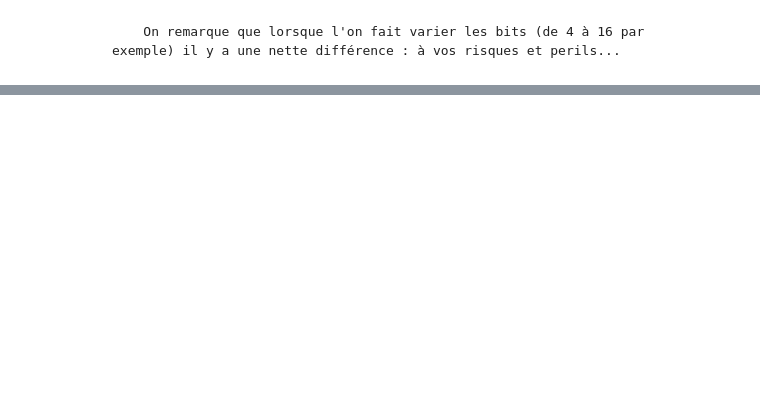
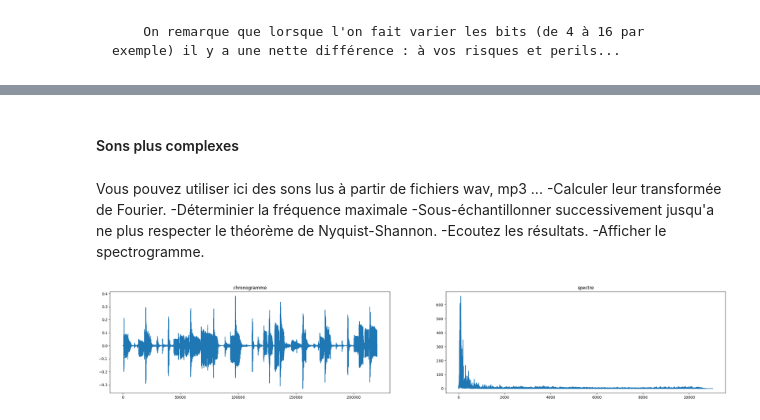
Before and after one commit to DeyannK/Donnees-numeriques, a Jupyter notebook: TP1-2-Introduction/TP.ipynb, the cells around one changed output, grey strips where cells are left out. Saved outputs shown, nothing was run; the diff lists cells and outputs as text; code cells hidden in the pictures; blank space fills up the shorter version.

```diff
--- a/TP1-Introduction/TP.ipynb
+++ b/TP1-2-Introduction/TP.ipynb
@@ -382,0 +422,25 @@ ipd.Audio(s, rate=sr)
+# %% [markdown]
+#### Sons plus complexes
+# %% [markdown]
+Vous pouvez utiliser ici des sons lus à partir de fichiers wav, mp3 ...
+    -Calculer leur transformée de Fourier.
+    -Déterminier la fréquence maximale
+    -Sous-échantillonner successivement jusqu'a ne plus respecter le théorème de Nyquist-Shannon.
+    -Ecoutez les résultats.
+    -Afficher le spectrogramme.
+# %%
+y, sr = librosa.load(librosa.ex('choice'), duration=10) #sr est la frequence d'echantillonage de y
+
+transformFreq = np.fft.rfftfreq(len(y), 1/sr)
+transform = np.abs(np.fft.rfft(y))
+
+plt.figure(figsize=(30, 5))
+plt.subplot(121)
+plt.plot(y)
+plt.title("chronogramme")
+plt.subplot(122)
+plt.plot(transformFreq, transform)
+plt.title("spectre")
+plt.show()
+# %% [output]
+[figure, added]
```
Also changed, not shown: parts of 13 cells of this notebook.
